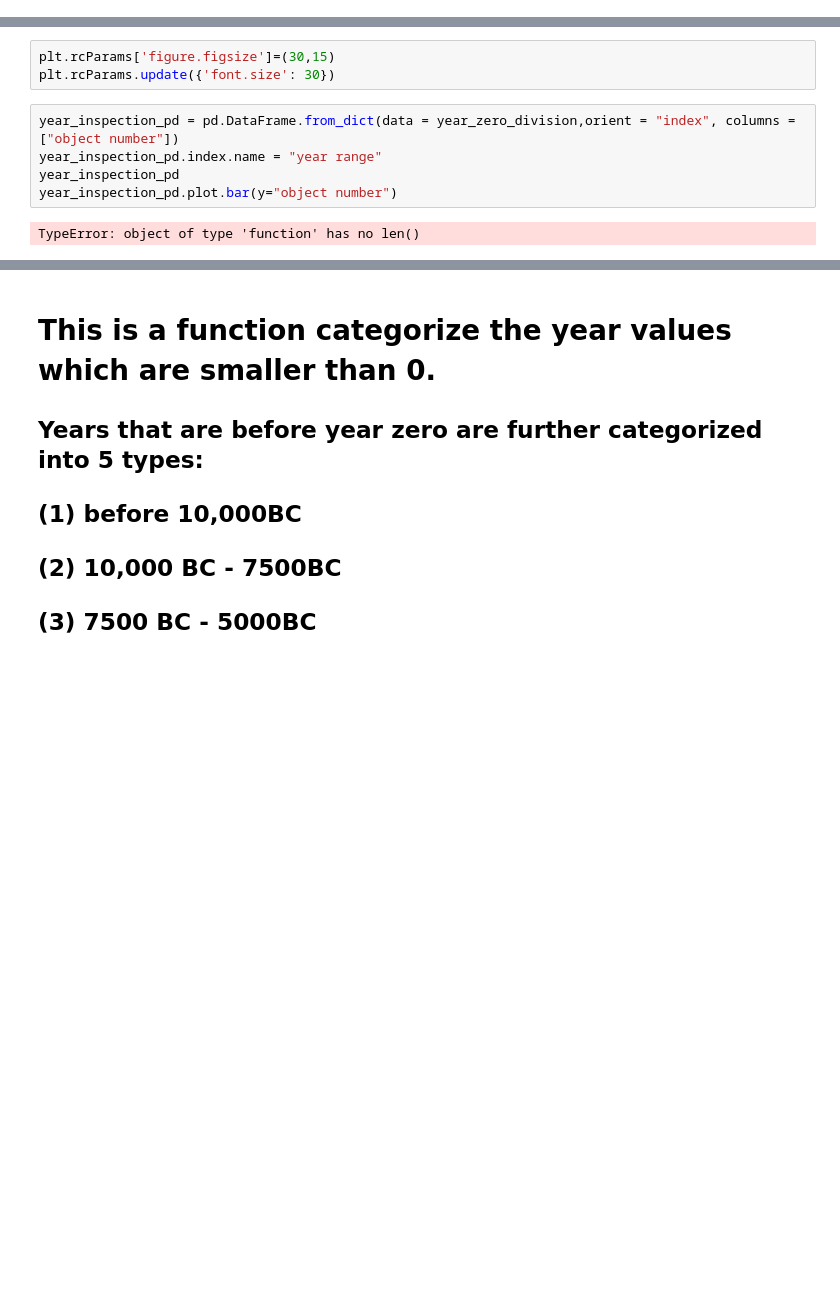
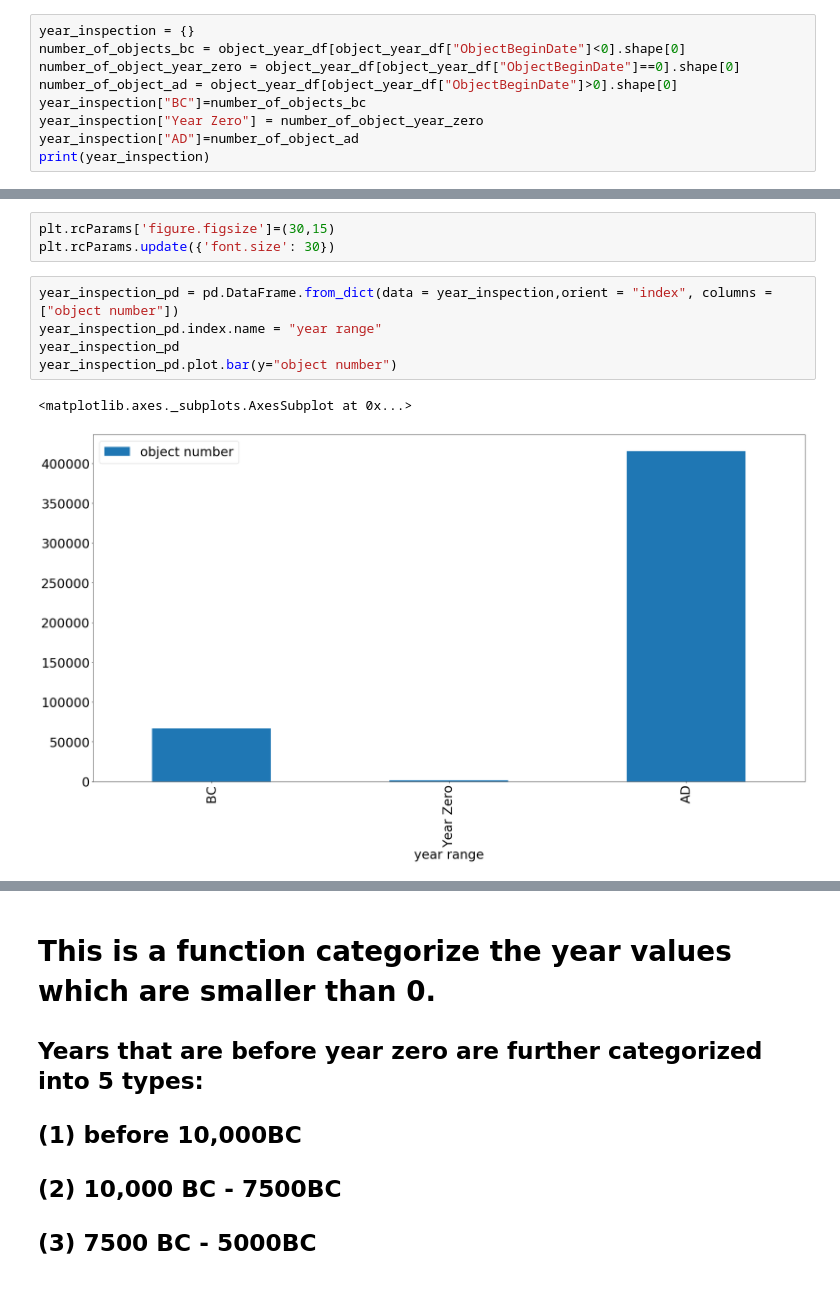
Before and after one commit to YingyingHan1994/final_project_2020Sp, a Jupyter notebook: IS590PRSP20_Final_Proejct.ipynb, the cells around one changed output, grey strips where cells are left out. Drawn from its saved outputs; the diff is of its cells as text; blank space fills up the shorter version.

Commit message:
Xinyu Huang update added two functions

```diff
--- a/IS590PRSP20_Final_Proejct.ipynb
+++ b/IS590PRSP20_Final_Proejct.ipynb
@@ -311,0 +206,9 @@ year_zero_division_all = year_zero_division(object_year_df)
+# %%
+year_inspection = {}
+number_of_objects_bc = object_year_df[object_year_df["ObjectBeginDate"]<0].shape[0]
+number_of_object_year_zero = object_year_df[object_year_df["ObjectBeginDate"]==0].shape[0]
+number_of_object_ad = object_year_df[object_year_df["ObjectBeginDate"]>0].shape[0]
+year_inspection["BC"]=number_of_objects_bc
+year_inspection["Year Zero"] = number_of_object_year_zero
+year_inspection["AD"]=number_of_object_ad
+print(year_inspection)
@@ -319,12 +226,13 @@ year_zero_division_all = year_zero_division(object_year_df)
 plt.rcParams['figure.figsize']=(30,15)
 plt.rcParams.update({'font.size': 30})
 # %%
-year_inspection_pd = pd.DataFrame.from_dict(data = year_zero_division,orient = "index", columns = ["object number"])
+year_inspection_pd = pd.DataFrame.from_dict(data = year_inspection,orient = "index", columns = ["object number"])
 year_inspection_pd.index.name = "year range"
 year_inspection_pd
 year_inspection_pd.plot.bar(y="object number")
 # %% [output]
-TypeError: object of type 'function' has no len()
+<matplotlib.axes._subplots.AxesSubplot at 0x...>
+[figure, added]
 # %%
 number_unique_year_bc = len(object_year_df[object_year_df["ObjectBeginDate"]<0]["ObjectBeginDate"].unique())
 number_unique_year_ad = len(object_year_df[object_year_df["ObjectBeginDate"]>0]["ObjectBeginDate"].unique())
```
Also changed, not shown: parts of 80 cells of this notebook.
